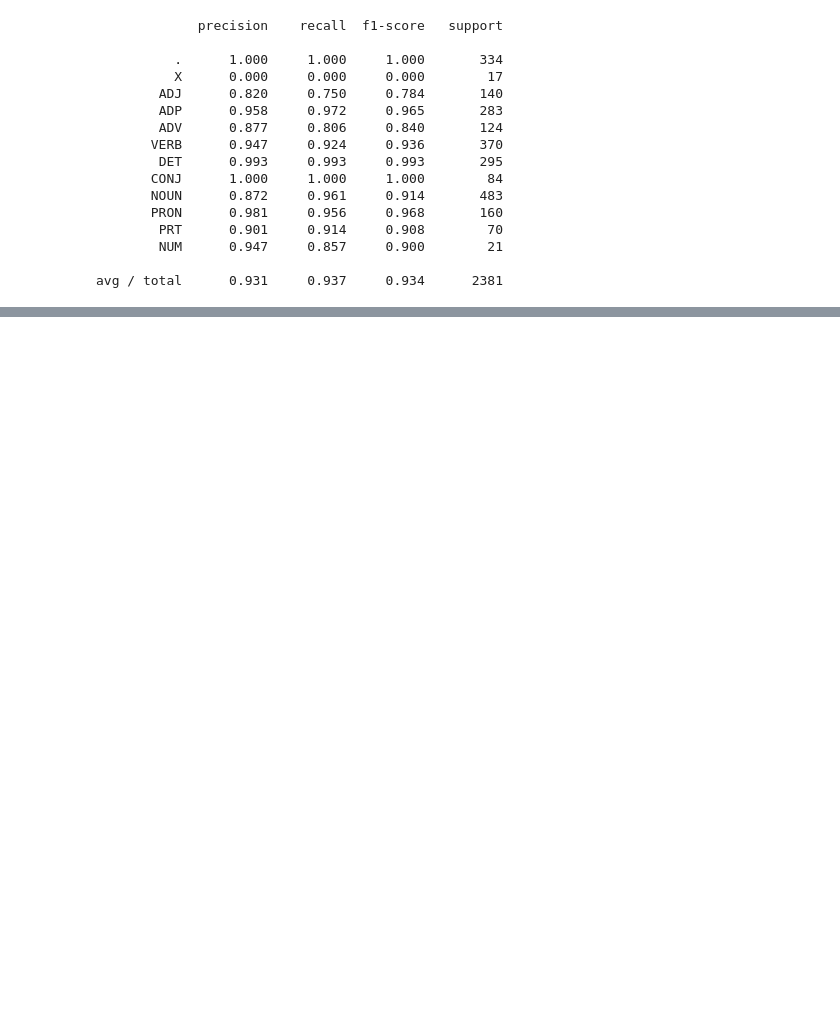
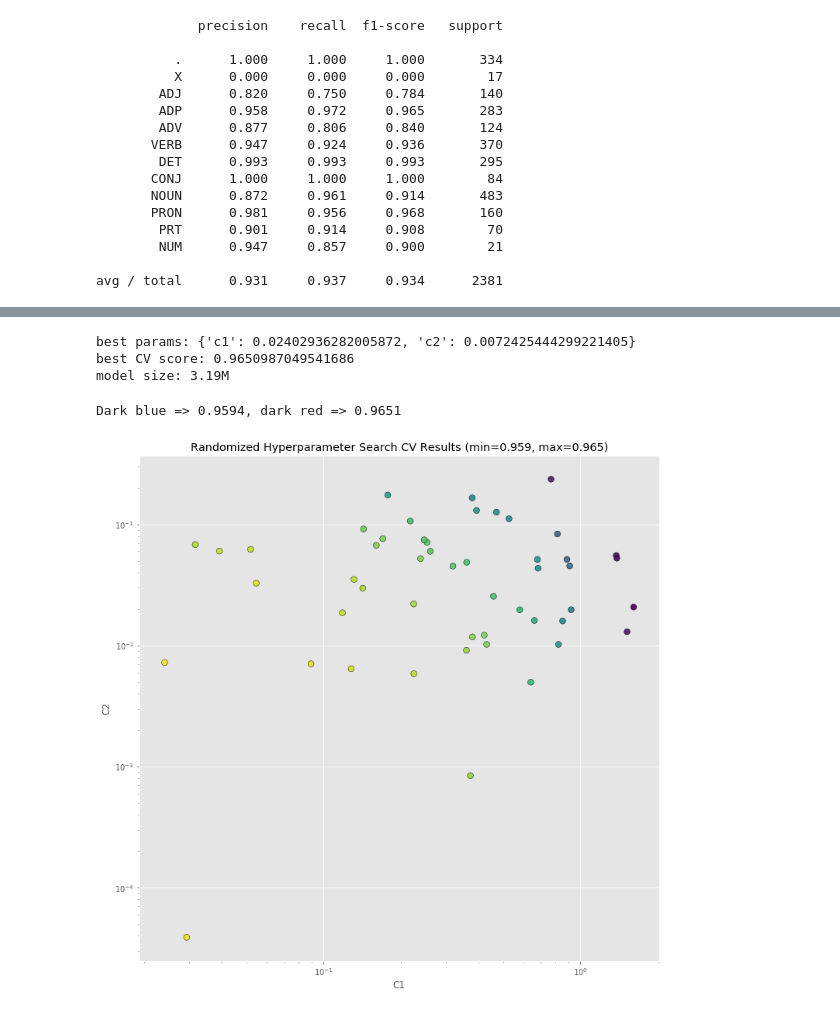
Before and after one commit to buridiaditya/NLP, a Jupyter notebook: Assignment2/Assignment_2_15CS30008.ipynb, the cells around one changed output, grey strips where cells are left out. Drawn from its saved outputs; the diff is of its cells as text; code cells hidden in the pictures; blank space fills up the shorter version.

```diff
--- a/Assignment2/Assignment_2_15CS30008.ipynb
+++ b/Assignment2/Assignment_2_15CS30008.ipynb
@@ -4,5 +26,11 @@ import math
 import scipy
 from sklearn.metrics import make_scorer
 from sklearn.grid_search import RandomizedSearchCV
+import sklearn_crfsuite
+from sklearn_crfsuite import scorers
+from sklearn_crfsuite import metrics
+%matplotlib inline
+import matplotlib.pyplot as plt
+plt.style.use('ggplot')
 # %%
 corpus = brown.tagged_sents(tagset='universal')
@@ -217,7 +271,8 @@ y_test=[sent2labels(s) for s in test_data]
 
 crf = sklearn_crfsuite.CRF(
     algorithm='lbfgs',
-
+    c1=0.1,
+    c2=0.1,
     max_iterations=100,
     all_possible_transitions=True
 )
@@ -266,6 +324,12 @@ print(metrics.flat_classification_report(
 
 avg / total      0.931     0.937     0.934      2381
 # %%
+########### BONUS ############
+# Hyper-parameters tuning
+########## NOTE ##############
+# Set the no of n_jobs to less than the number of cores available in the computer #
+
+
 crf = sklearn_crfsuite.CRF(
     algorithm='lbfgs',
     max_iterations=100,
@@ -285,7 +349,7 @@ f1_scorer = make_scorer(metrics.flat_f1_score,
 rs = RandomizedSearchCV(crf, params_space,
                         cv=3,
                         verbose=1,
-                        n_jobs=1,
+                        n_jobs=48,
                         n_iter=50,
                         scoring=f1_scorer)
 rs.fit(X_train, y_train)
@@ -299,0 +395,33 @@ print(metrics.flat_classification_report(
+# %%
+# crf = rs.best_estimator_
+print('best params:', rs.best_params_)
+print('best CV score:', rs.best_score_)
+print('model size: {:0.2f}M'.format(rs.best_estimator_.size_ / 1000000))
+# %% [output]
+best params: {'c1': 0.02402936282005872, 'c2': 0.0072425444299221405}
+best CV score: 0.9650987049541686
+model size: 3.19M
+# %%
+### PLOT Justifying the hyperparameters found
+
+_x = [s.parameters['c1'] for s in rs.grid_scores_]
+_y = [s.parameters['c2'] for s in rs.grid_scores_]
+_c = [s.mean_validation_score for s in rs.grid_scores_]
+
+fig = plt.figure()
+fig.set_size_inches(12, 12)
+ax = plt.gca()
+ax.set_yscale('log')
+ax.set_xscale('log')
+ax.set_xlabel('C1')
+ax.set_ylabel('C2')
+ax.set_title("Randomized Hyperparameter Search CV Results (min={:0.3}, max={:0.3})".format(
+    min(_c), max(_c)
+))
+
+ax.scatter(_x, _y, c=_c, s=60, alpha=0.9, edgecolors=[0,0,0])
+
+print("Dark blue => {:0.4}, dark red => {:0.4}".format(min(_c), max(_c)))
+# %% [output]
+Dark blue => 0.9594, dark red => 0.9651
+[figure, added]
```
Also changed, not shown: parts of 17 cells of this notebook.
